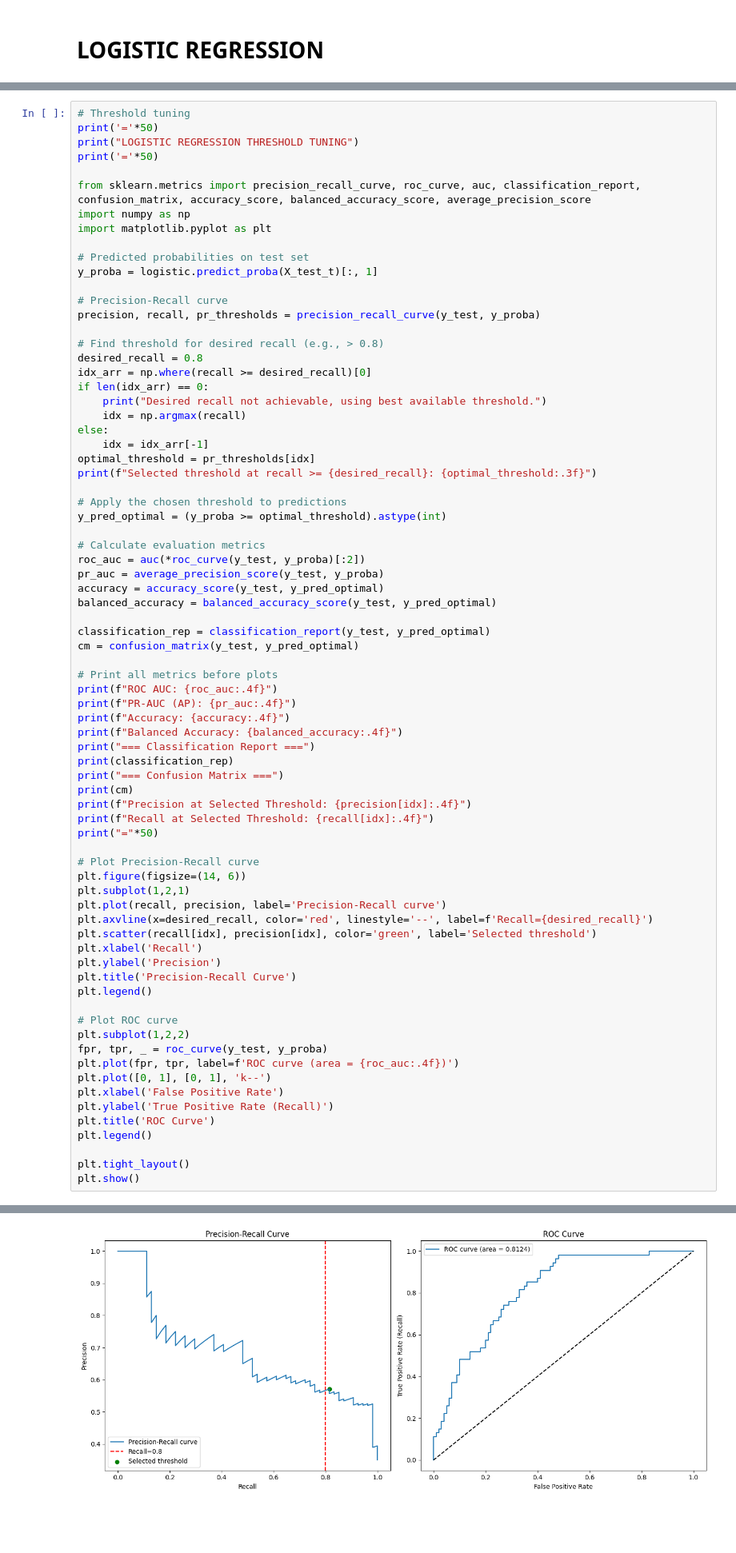
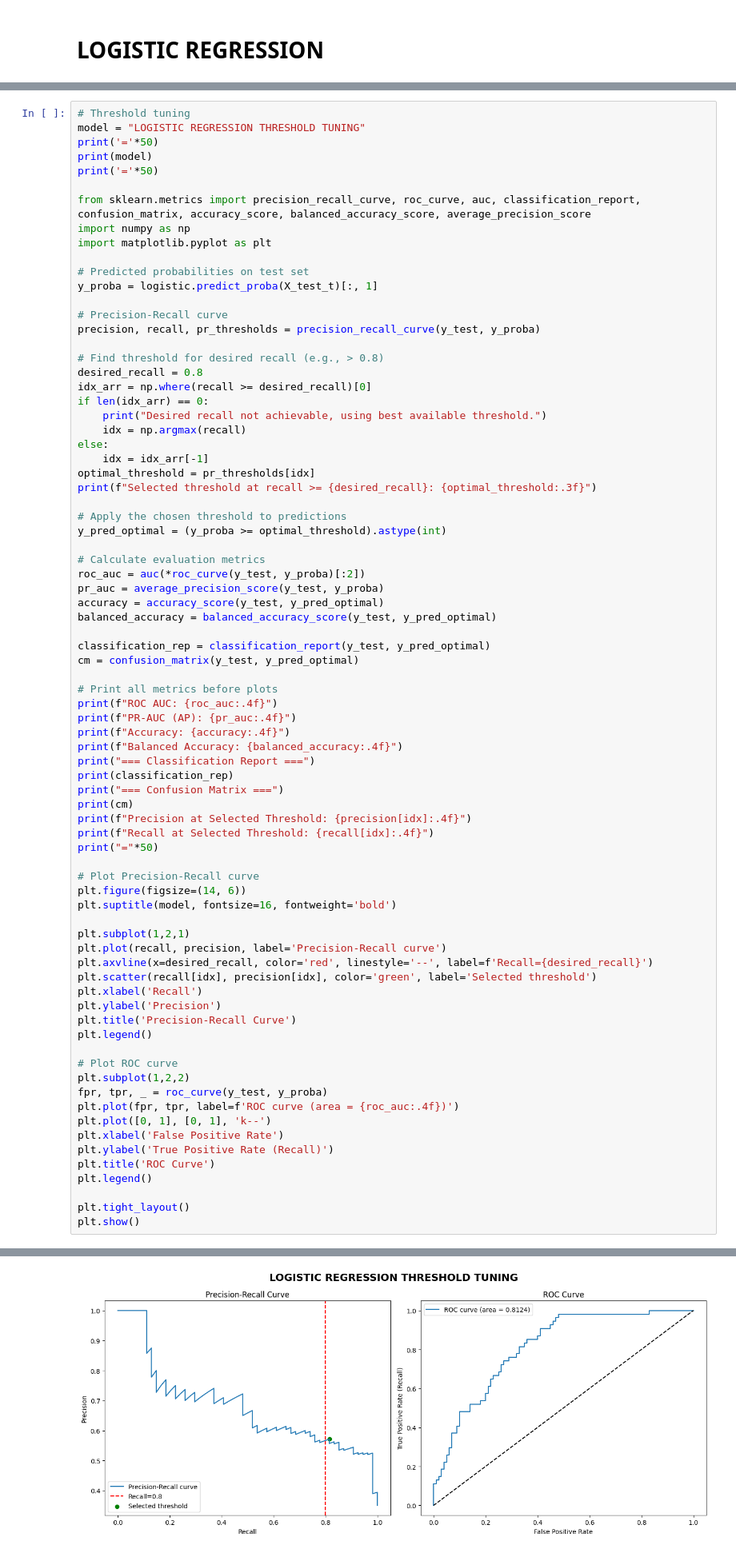
Before and after one commit to drmanishmewani/pima_indians_diabetes, a Jupyter notebook: pima_indians_diabetes.ipynb, the cells around one changed output, grey strips where cells are left out. Shown at 80% size. Cells and saved outputs as stored; diff of their text form; blank space fills up the shorter version.

Commit message:
covered other models too

```diff
--- a/pima_indians_diabetes.ipynb
+++ b/pima_indians_diabetes.ipynb
@@ -248,8 +248,9 @@ Confusion Matrix:
  [25 29]]
 # %%
 # Threshold tuning
+model = "LOGISTIC REGRESSION THRESHOLD TUNING"
 print('='*50)
-print("LOGISTIC REGRESSION THRESHOLD TUNING")
+print(model)
 print('='*50)
 
 from sklearn.metrics import precision_recall_curve, roc_curve, auc, classification_report, confusion_matrix, accuracy_score, balanced_accuracy_score, average_precision_score
@@ -300,6 +301,8 @@ print("="*50)
 
 # Plot Precision-Recall curve
 plt.figure(figsize=(14, 6))
+plt.suptitle(model, fontsize=16, fontweight='bold')
+
 plt.subplot(1,2,1)
 plt.plot(recall, precision, label='Precision-Recall curve')
 plt.axvline(x=desired_recall, color='red', linestyle='--', label=f'Recall={desired_recall}')
@@ -312,34 +315,34 @@ plt.legend()
 # Plot ROC curve
 plt.subplot(1,2,2)
 fpr, tpr, _ = roc_curve(y_test, y_proba)
 plt.plot(fpr, tpr, label=f'ROC curve (area = {roc_auc:.4f})')
 plt.plot([0, 1], [0, 1], 'k--')
 plt.xlabel('False Positive Rate')
 plt.ylabel('True Positive Rate (Recall)')
 plt.title('ROC Curve')
 plt.legend()
 
 plt.tight_layout()
 plt.show()
 # %% [output]
 ==================================================
 LOGISTIC REGRESSION THRESHOLD TUNING
 ==================================================
 Selected threshold at recall >= 0.8: 0.270
 ROC AUC: 0.8124
 PR-AUC (AP): 0.6823
 Accuracy: 0.7208
 Balanced Accuracy: 0.7424
 === Classification Report ===
               precision    recall  f1-score   support
 
            0       0.87      0.67      0.76       100
 ... (8 lines left out)
  [10 44]]
 Precision at Selected Threshold: 0.5714
 Recall at Selected Threshold: 0.8148
 ==================================================
-[figure, old version]
+[figure, new version]
 # %%
 # Feature importance
 print("\n=== Features sorted by coefficient ===")
```
Also changed, not shown: parts of 27 cells of this notebook.
